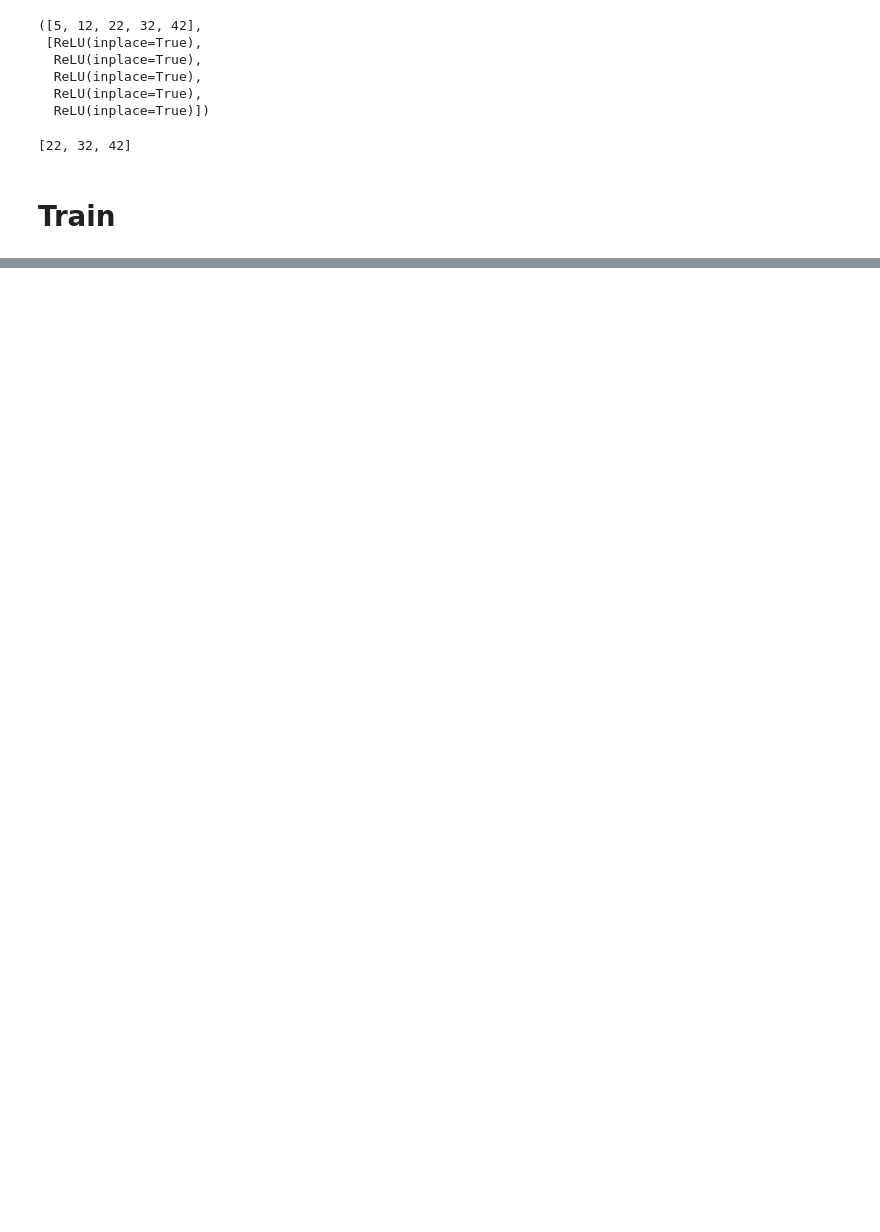
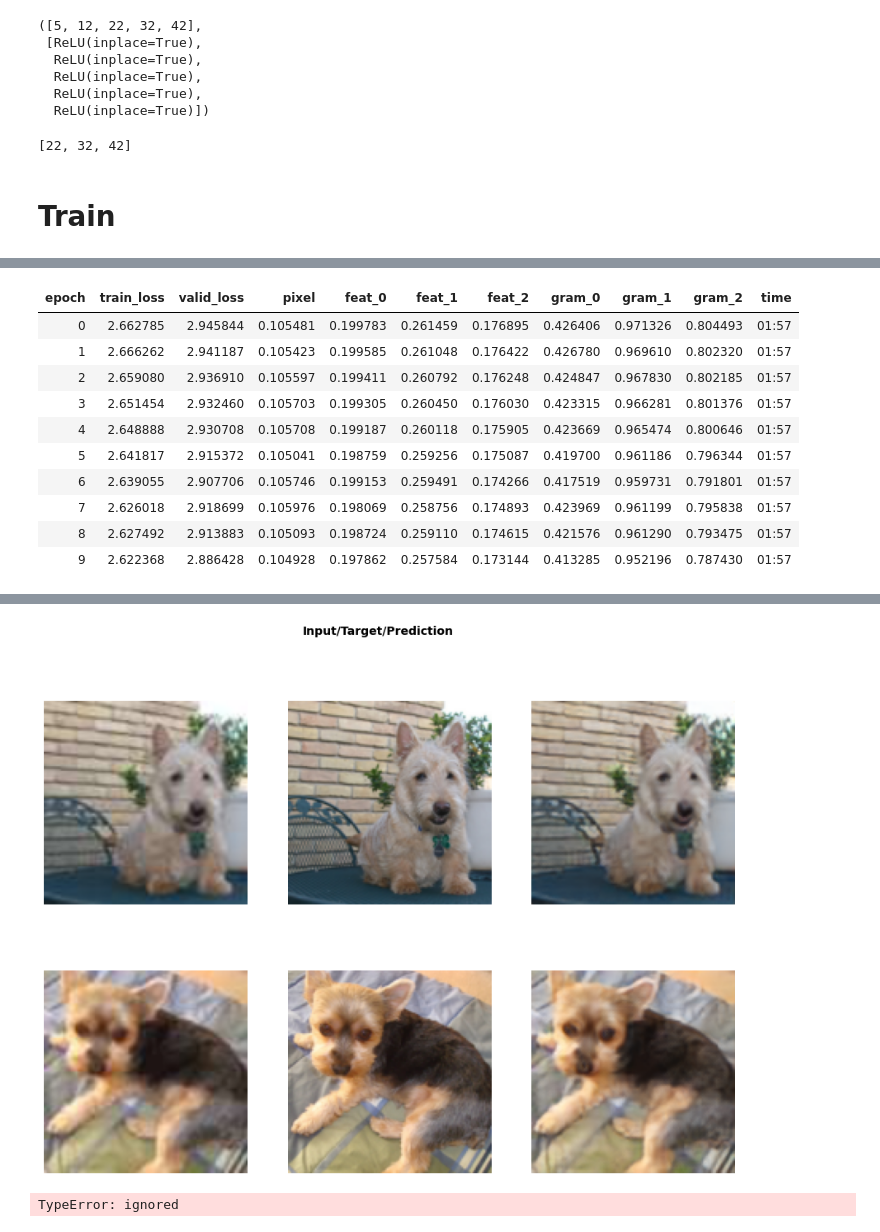
Before and after one commit to Hustens0hn/fastai, a Jupyter notebook: dev_nbs/course/selfmade/lesson7-superres_selfmade.ipynb, the cells around one changed output, grey strips where cells are left out. Drawn from its saved outputs; the diff is of its cells as text; code cells hidden in the pictures; blank space fills up the shorter version.

```diff
--- a/dev_nbs/course/selfmade/lesson7-superres_selfmade.ipynb
+++ b/dev_nbs/course/selfmade/lesson7-superres_selfmade.ipynb
@@ -220,0 +212,10 @@ RuntimeError: CUDA out of memory. Tried to allocate 1.20 GiB (GPU 0; 4.00 GiB to
+# %%
+lr = 1e-3
+wd = 1e-3
+# %%
+def do_fit(save_name, lrs=slice(lr), pct_start=0.9):
+  learn.fit_one_cycle(10, lrs, pct_start=pct_start, wd=wd)
+  learn.save(save_name)
+  learn.show_results(ds_idx=1, max_n=2, figsize=(15,11))
+# %%
+path_drive_models = '/content/drive/MyDrive/Deep_Learning_from_the_Foundations/models'
@@ -220,0 +244,14 @@ RuntimeError: CUDA out of memory. Tried to allocate 1.20 GiB (GPU 0; 4.00 GiB to
+# %%
+do_fit(path_drive_models + '1b', slice(1e-5, lr))
+# %% [output]
+| epoch | train_loss | valid_loss | pixel | feat_0 | feat_1 | feat_2 | gram_0 | gram_1 | gram_2 | time |
+| 0 | 2.662785 | 2.945844 | 0.105481 | 0.199783 | 0.261459 | 0.176895 | 0.426406 | 0.971326 | 0.804493 | 01:57 |
+| 1 | 2.666262 | 2.941187 | 0.105423 | 0.199585 | 0.261048 | 0.176422 | 0.426780 | 0.969610 | 0.802320 | 01:57 |
+| 2 | 2.659080 | 2.936910 | 0.105597 | 0.199411 | 0.260792 | 0.176248 | 0.424847 | 0.967830 | 0.802185 | 01:57 |
+| 3 | 2.651454 | 2.932460 | 0.105703 | 0.199305 | 0.260450 | 0.176030 | 0.423315 | 0.966281 | 0.801376 | 01:57 |
+| 4 | 2.648888 | 2.930708 | 0.105708 | 0.199187 | 0.260118 | 0.175905 | 0.423669 | 0.965474 | 0.800646 | 01:57 |
+| 5 | 2.641817 | 2.915372 | 0.105041 | 0.198759 | 0.259256 | 0.175087 | 0.419700 | 0.961186 | 0.796344 | 01:57 |
+| 6 | 2.639055 | 2.907706 | 0.105746 | 0.199153 | 0.259491 | 0.174266 | 0.417519 | 0.959731 | 0.791801 | 01:57 |
+| 7 | 2.626018 | 2.918699 | 0.105976 | 0.198069 | 0.258756 | 0.174893 | 0.423969 | 0.961199 | 0.795838 | 01:57 |
+| 8 | 2.627492 | 2.913883 | 0.105093 | 0.198724 | 0.259110 | 0.174615 | 0.421576 | 0.961290 | 0.793475 | 01:57 |
+| 9 | 2.622368 | 2.886428 | 0.104928 | 0.197862 | 0.257584 | 0.173144 | 0.413285 | 0.952196 | 0.787430 | 01:57 |
@@ -220,0 +259,5 @@ RuntimeError: CUDA out of memory. Tried to allocate 1.20 GiB (GPU 0; 4.00 GiB to
+[figure, added]
+# %%
+dls = get_dls(path_lr, 12, size *2)
+# %% [output]
+TypeError: ignored
```
Also changed, not shown: parts of 23 cells of this notebook.
